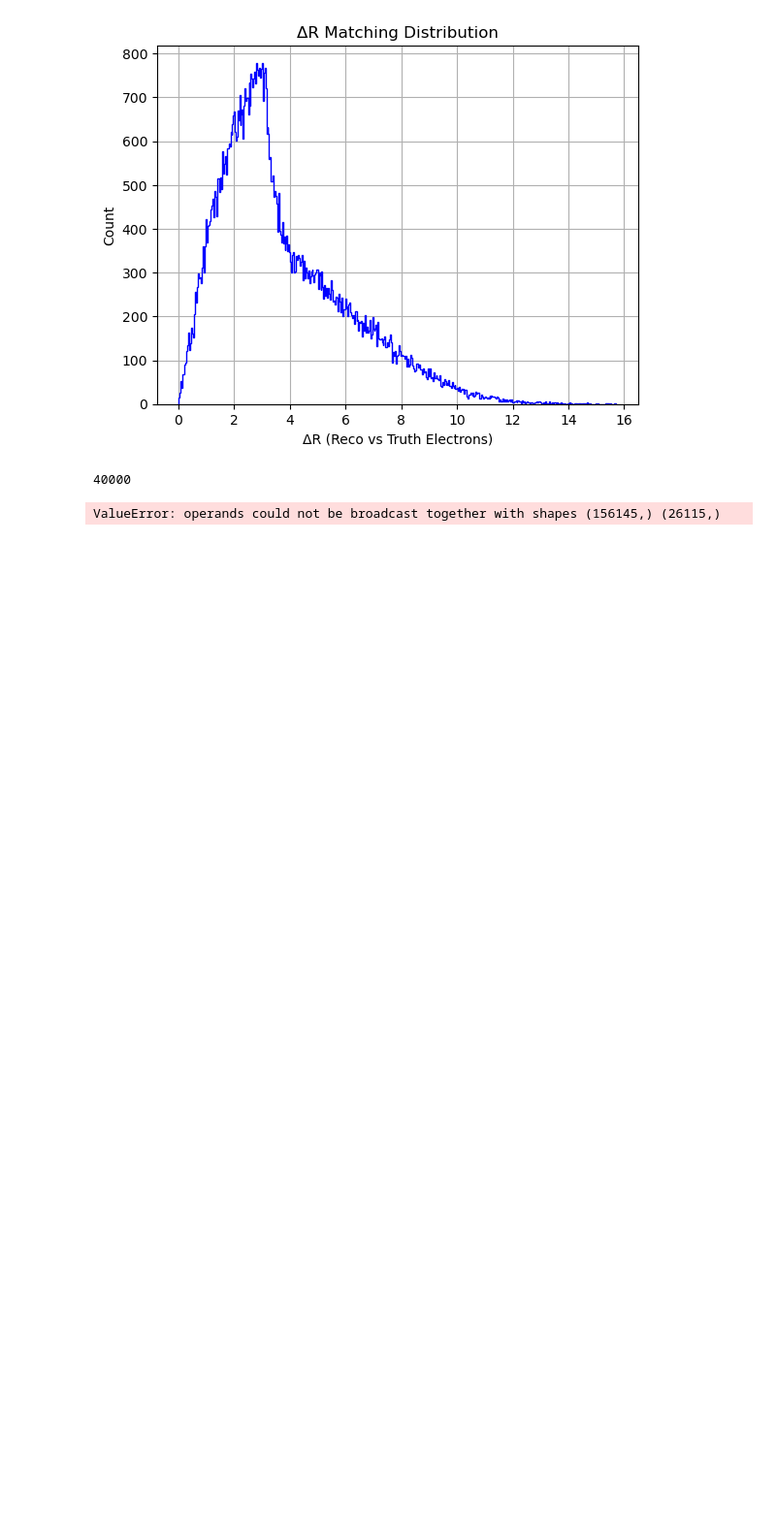
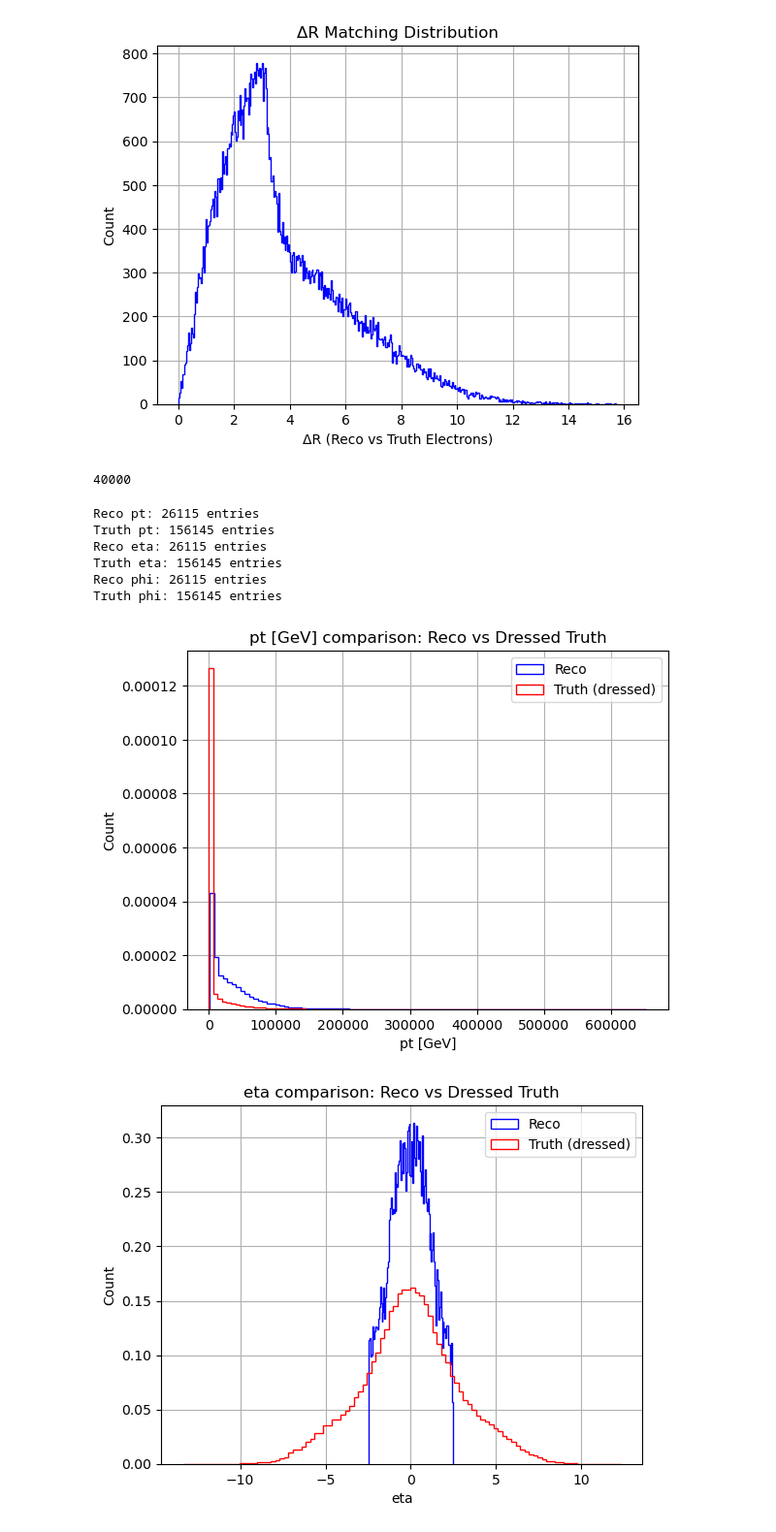
Before and after one commit to yolannel/ATLAS_decompression, a Jupyter notebook: scratch.ipynb, the cells around one changed output. Shown: that part at 97% size. Cells and saved outputs as stored; diff of their text form; code cells hidden in the pictures; blank space fills up the shorter version.

Commit message:
scratch notebook shows truth vs analysis

```diff
--- a/scratch.ipynb
+++ b/scratch.ipynb
@@ -221,6 +221,48 @@ len(truth_px)
 
 plot_histogram((analysis, truth), varnames=["analysis", "truth"], log=True, n_bins=100)
 # %%
-plot_log_residual_contour(truth, analysis, gmm=None, varname="pt", m=10, offset=0.3)
+import awkward as ak
+import matplotlib.pyplot as plt
+import numpy as np
+
+# Get 1D flattened arrays for reco and truth quantities
+pt_reco = ak.to_numpy(ak.flatten(tree["AnalysisElectronsAuxDyn.pt"].array()))
+eta_reco = ak.to_numpy(ak.flatten(tree["AnalysisElectronsAuxDyn.eta"].array()))
+phi_reco = ak.to_numpy(ak.flatten(tree["AnalysisElectronsAuxDyn.phi"].array()))
+
+pt_truth = ak.to_numpy(ak.flatten(tree["TruthElectronsAuxDyn.pt_dressed"].array()))
+eta_truth = ak.to_numpy(ak.flatten(tree["TruthElectronsAuxDyn.eta_dressed"].array()))
+phi_truth = ak.to_numpy(ak.flatten(tree["TruthElectronsAuxDyn.phi_dressed"].array()))
+
+print(f"Reco pt: {len(pt_reco)} entries")
+print(f"Truth pt: {len(pt_truth)} entries")
+print(f"Reco eta: {len(eta_reco)} entries")
+print(f"Truth eta: {len(eta_truth)} entries")
+print(f"Reco phi: {len(phi_reco)} entries")
+print(f"Truth phi: {len(phi_truth)} entries")
+
+# Plotting function
+def compare_hist(reco, truth, varname, bins=50):
+    plt.figure()
+    plt.hist(reco, bins=bins, histtype='step', label='Reco', color='blue', density=True)
+    plt.hist(truth, bins=bins, histtype='step', label='Truth (dressed)', color='red', density=True)
+    plt.xlabel(varname)
+    plt.ylabel("Count")
+    plt.title(f"{varname} comparison: Reco vs Dressed Truth")
+    plt.legend()
+    plt.grid(True)
+    plt.show()
+
+# Plot each variable
+compare_hist(pt_reco, pt_truth, "pt [GeV]", bins=100)
+compare_hist(eta_reco, eta_truth, "eta", bins=100)
+compare_hist(phi_reco, phi_truth, "phi", bins=100)
 # %% [output]
-ValueError: operands could not be broadcast together with shapes (156145,) (26115,)
+Reco pt: 26115 entries
+Truth pt: 156145 entries
+Reco eta: 26115 entries
+Truth eta: 156145 entries
+Reco phi: 26115 entries
+Truth phi: 156145 entries
+[figure, added]
+[figure, added]
```
Also changed, not shown: parts of 1 cell of this notebook.
